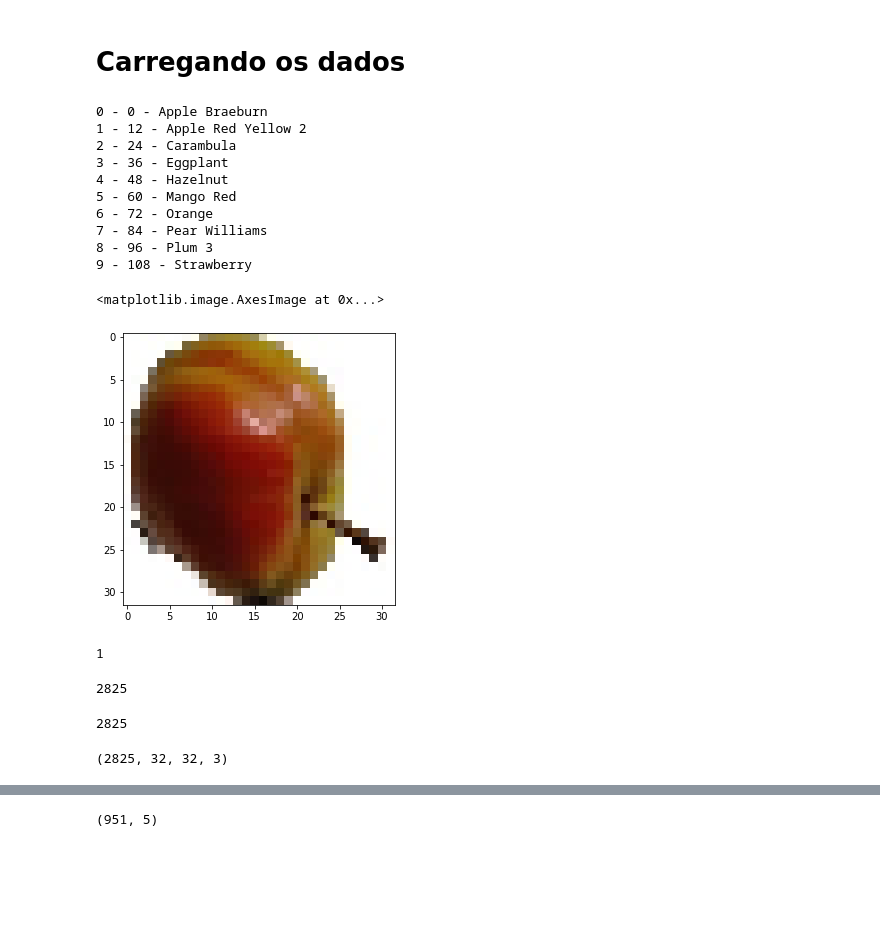
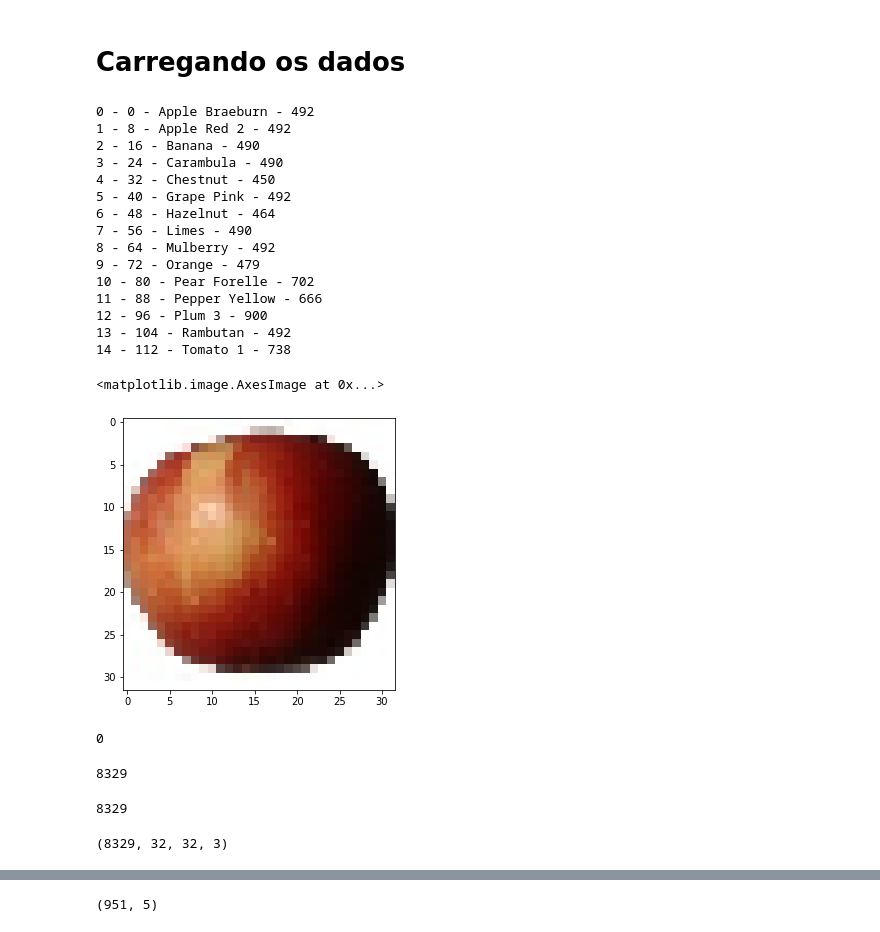
Before and after one commit to hgf777-br/trabalho-final-deep-learning, a Jupyter notebook: Ex8_1_hgf.ipynb, the cells around one changed output, grey strips where cells are left out. Cells and saved outputs as stored; diff of their text form; code cells hidden in the pictures; blank space fills up the shorter version.

```diff
--- a/Ex8_1_hgf.ipynb
+++ b/Ex8_1_hgf.ipynb
@@ -66,45 +76,50 @@ def plot_history(history):
     plt.title('Training and validation loss')
     plt.legend()
 # %%
-num_frutas = 10
+num_frutas = 15
 # %%
 X_frutas, Y_frutas = get_dados(path_treino, num_frutas)
 # %% [output]
-0 - 0 - Apple Braeburn
-1 - 12 - Apple Red Yellow 2
-2 - 24 - Carambula
-3 - 36 - Eggplant
-4 - 48 - Hazelnut
-5 - 60 - Mango Red
-6 - 72 - Orange
-7 - 84 - Pear Williams
-8 - 96 - Plum 3
-9 - 108 - Strawberry
+0 - 0 - Apple Braeburn - 492
+1 - 8 - Apple Red 2 - 492
+2 - 16 - Banana - 490
+3 - 24 - Carambula - 490
+4 - 32 - Chestnut - 450
+5 - 40 - Grape Pink - 492
+6 - 48 - Hazelnut - 464
+7 - 56 - Limes - 490
+8 - 64 - Mulberry - 492
+9 - 72 - Orange - 479
+10 - 80 - Pear Forelle - 702
+11 - 88 - Pepper Yellow - 666
+12 - 96 - Plum 3 - 900
+13 - 104 - Rambutan - 492
+14 - 112 - Tomato 1 - 738
 # %%
 plt.figure(figsize=(5,5))
-plt.imshow(array_to_img(X_frutas[990]))
+plt.imshow(array_to_img(X_frutas[0]))
 # %% [output]
 <matplotlib.image.AxesImage at 0x...>
-[figure, old version]
+[figure, new version]
 # %%
-Y_frutas[990]
+Y_frutas[0]
 # %% [output]
-1
+0
 # %%
 len(X_frutas)
 # %% [output]
-2825
+8329
 # %%
 len(Y_frutas)
 # %% [output]
-2825
+8329
 # %%
 X_train = np.asarray(X_frutas).astype(np.float32)
 Y_train = np.asarray(Y_frutas)
 # %%
 X_train.shape
 # %% [output]
-(2825, 32, 32, 3)
+(8329, 32, 32, 3)
 # %%
 Y_train.shape
 # %% [output]
```
Also changed, not shown: parts of 18 cells of this notebook, 2 other files.
